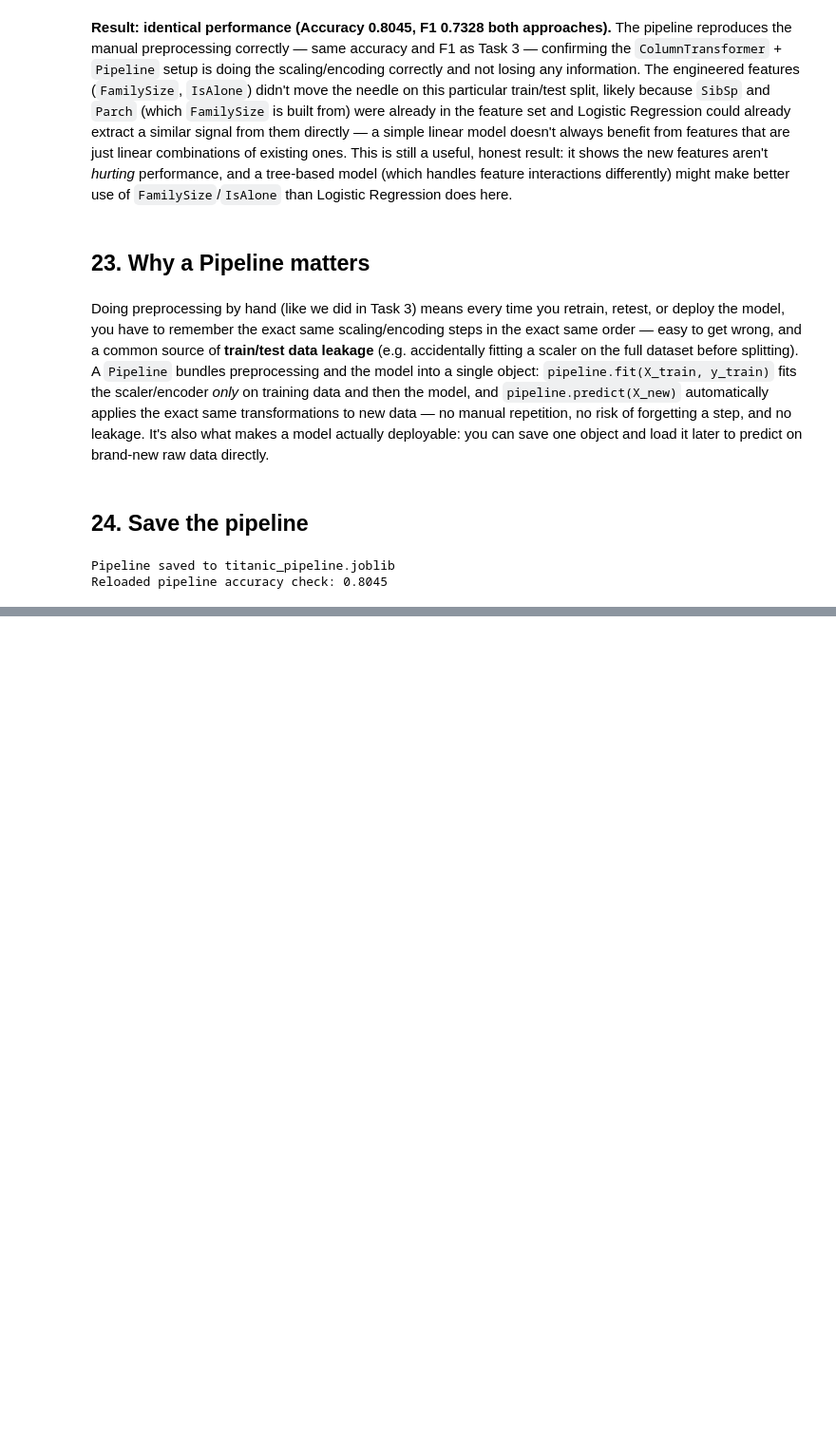
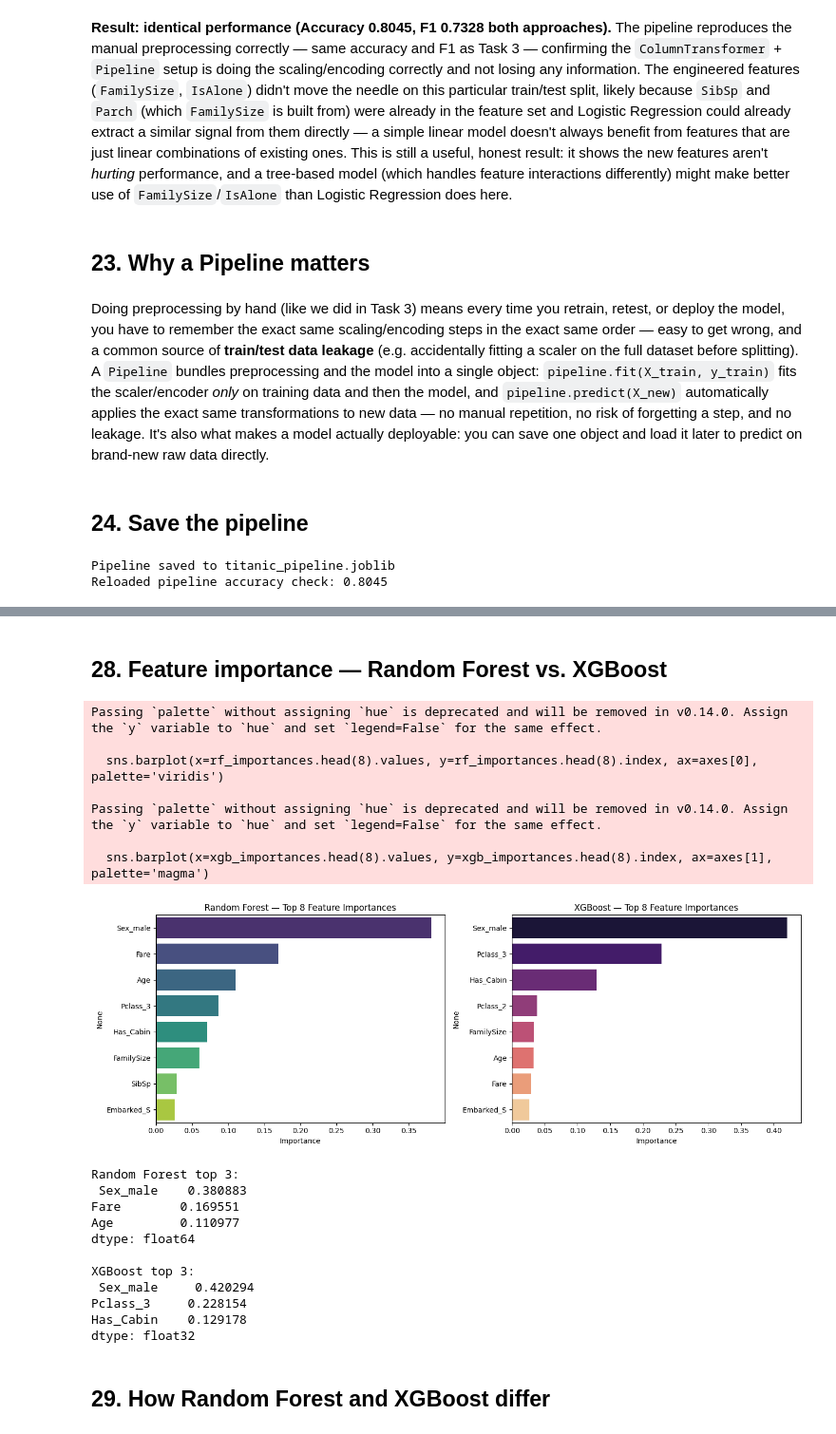
Before and after one commit to Me-Imran56/neurofive-ml-track, a Jupyter notebook: titanic_eda.ipynb, the cells around one changed output, grey strips where cells are left out. Shown at 95% size. Saved outputs shown, nothing was run; the diff lists cells and outputs as text; code cells hidden in the pictures; blank space fills up the shorter version.

Commit message:
Task 8: Random Forest + XGBoost ensemble comparison

```diff
--- a/titanic_eda.ipynb
+++ b/titanic_eda.ipynb
@@ -660,0 +680,20 @@ Reloaded pipeline accuracy check: 0.8045
+# %%
+# Reuse the same feature set as the Task 7 pipeline (numerical + categorical, encoded manually
+# here for direct sklearn/xgboost feature_importances_ access)
+X_train_ens, X_test_ens, y_train_ens, y_test_ens = X_train_fe.copy(), X_test_fe.copy(), y_train_fe.copy(), y_test_fe.copy()
+
+# One-hot encode for the ensemble models (tree models don't need scaling, but do need numeric input)
+X_train_enc = pd.get_dummies(X_train_ens, columns=['Sex', 'Embarked', 'Pclass'], drop_first=True)
+X_test_enc = pd.get_dummies(X_test_ens, columns=['Sex', 'Embarked', 'Pclass'], drop_first=True)
+X_test_enc = X_test_enc.reindex(columns=X_train_enc.columns, fill_value=0)
+
+rf = RandomForestClassifier(n_estimators=200, max_depth=6, random_state=42)
+rf.fit(X_train_enc, y_train_ens)
+y_pred_rf = rf.predict(X_test_enc)
+
+xgb = XGBClassifier(n_estimators=200, max_depth=4, learning_rate=0.1,
+                     random_state=42, eval_metric='logloss')
+xgb.fit(X_train_enc, y_train_ens)
+y_pred_xgb = xgb.predict(X_test_enc)
+
+print("Random Forest and XGBoost trained.")
@@ -660,0 +740,44 @@ Reloaded pipeline accuracy check: 0.8045
+# %% [markdown]
+## 28. Feature importance — Random Forest vs. XGBoost
+# %%
+rf_importances = pd.Series(rf.feature_importances_, index=X_train_enc.columns).sort_values(ascending=False)
+xgb_importances = pd.Series(xgb.feature_importances_, index=X_train_enc.columns).sort_values(ascending=False)
+
+fig, axes = plt.subplots(1, 2, figsize=(14, 5))
+
+sns.barplot(x=rf_importances.head(8).values, y=rf_importances.head(8).index, ax=axes[0], palette='viridis')
+axes[0].set_title("Random Forest — Top 8 Feature Importances")
+axes[0].set_xlabel("Importance")
+
+sns.barplot(x=xgb_importances.head(8).values, y=xgb_importances.head(8).index, ax=axes[1], palette='magma')
+axes[1].set_title("XGBoost — Top 8 Feature Importances")
+axes[1].set_xlabel("Importance")
+
+plt.tight_layout()
+plt.savefig("ensemble_feature_importance.png", dpi=100)
+plt.show()
+
+print("Random Forest top 3:\n", rf_importances.head(3))
+print("\nXGBoost top 3:\n", xgb_importances.head(3))
+# %% [output]
+Passing `palette` without assigning `hue` is deprecated and will be removed in v0.14.0. Assign the `y` variable to `hue` and set `legend=False` for the same effect.
+
+  sns.barplot(x=rf_importances.head(8).values, y=rf_importances.head(8).index, ax=axes[0], palette='viridis')
+
+Passing `palette` without assigning `hue` is deprecated and will be removed in v0.14.0. Assign the `y` variable to `hue` and set `legend=False` for the same effect.
+
+  sns.barplot(x=xgb_importances.head(8).values, y=xgb_importances.head(8).index, ax=axes[1], palette='magma')
+[figure, added]
+Random Forest top 3:
+ Sex_male    0.380883
+Fare        0.169551
+Age         0.110977
+dtype: float64
+
+XGBoost top 3:
+ Sex_male     0.420294
+Pclass_3     0.228154
+Has_Cabin    0.129178
+dtype: float32
+# %% [markdown]
+## 29. How Random Forest and XGBoost differ
```
Also changed, not shown: parts of 9 cells of this notebook, 1 other file.
